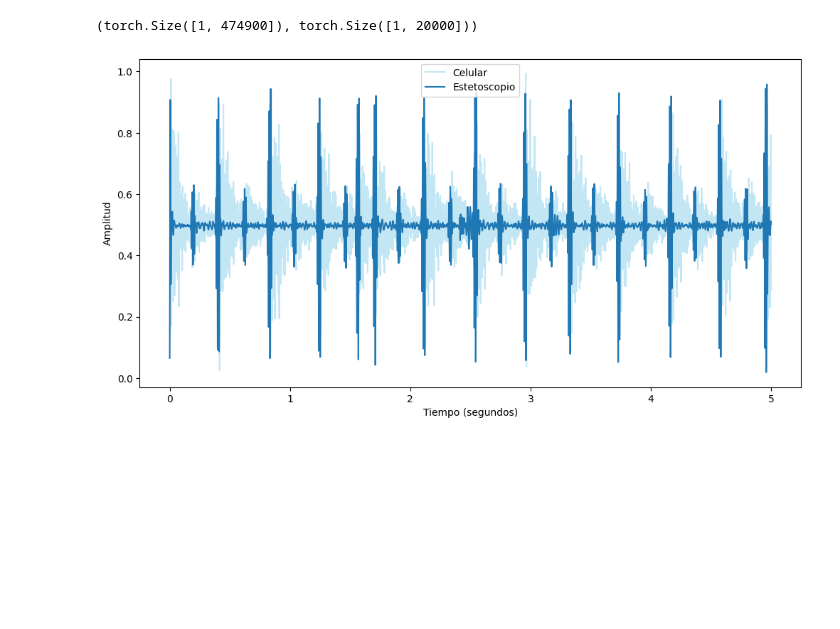
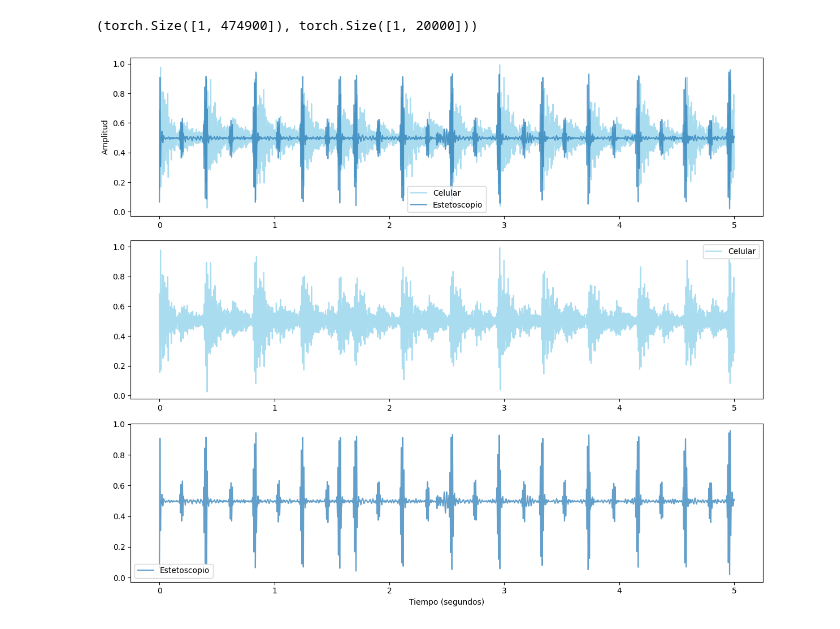
Before and after one commit to Afroefras/coratech, a Jupyter notebook: notebooks/SAM/sam_match.ipynb, the cells around one changed output. Saved outputs shown, nothing was run; the diff lists cells and outputs as text; code cells hidden in the pictures; blank space fills up the shorter version.

Commit message:
all but train-model notebooks adjusted with the new plot spectrograms function

```diff
--- a/notebooks/SAM/sam_match.ipynb
+++ b/notebooks/SAM/sam_match.ipynb
@@ -41,6 +41,12 @@ mobile.shape, mobile_snippet.shape
 # %% [output]
 (torch.Size([1, 474900]), torch.Size([1, 20000]))
 # %%
-compare_audios(mobile_snippet.squeeze(), stethos_snippet.squeeze(), sample_rate)
+compare_audios(
+    first_audio=mobile_snippet.squeeze(),
+    first_title="Celular",
+    second_audio=stethos_snippet.squeeze(),
+    second_title="Estetoscopio",
+    sample_rate=sample_rate,
+)
 # %% [output]
-[figure, old version]
+[figure, new version]
```
Also changed, not shown: 9 other files.
